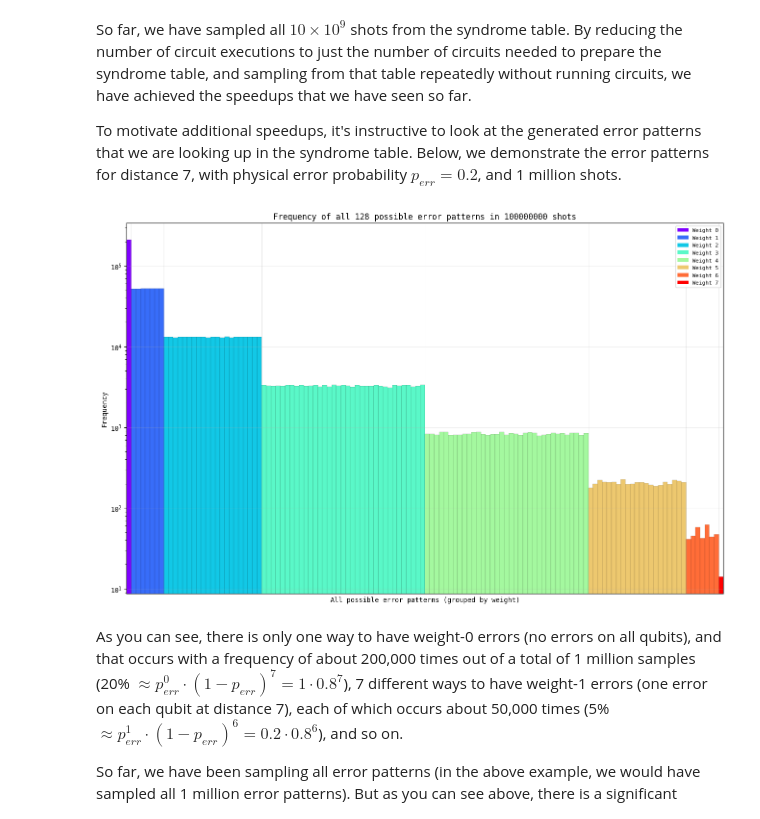
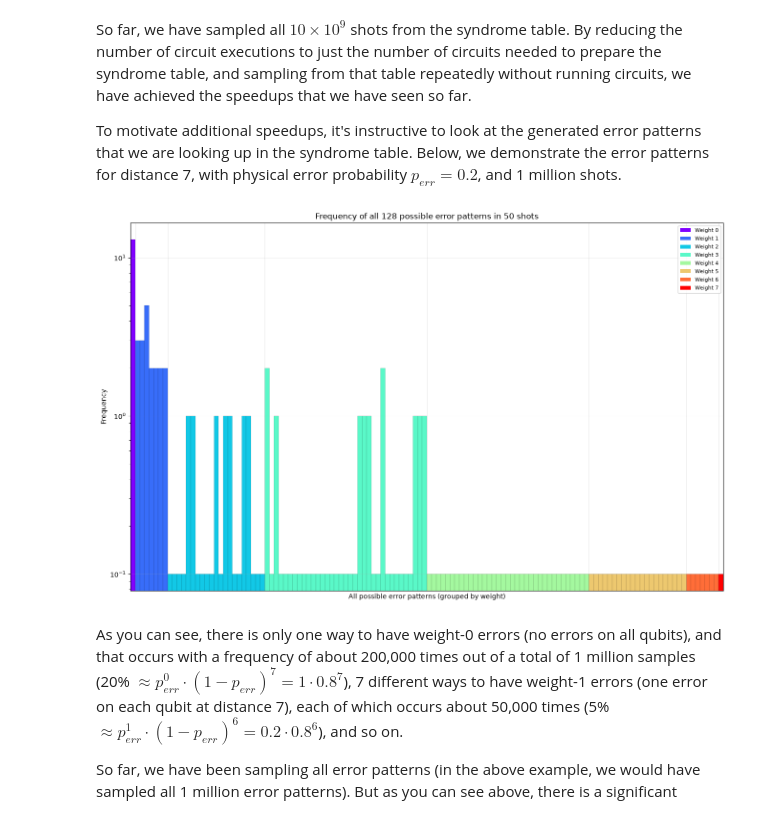
Before and after one commit to Abiyzelalem27/deltakit-textbook, a Jupyter notebook: docs/notebooks/ch2-classical-to-quantum-repcodes/running-faster-circuit-simulations.ipynb, the cells around one changed output. Saved outputs shown, nothing was run; the diff lists cells and outputs as text; code cells hidden in the pictures.

```diff
--- a/docs/notebooks/ch2-classical-to-quantum-repcodes/running-faster-circuit-simulations.ipynb
+++ b/docs/notebooks/ch2-classical-to-quantum-repcodes/running-faster-circuit-simulations.ipynb
@@ -563,7 +327,9 @@ def show_error_pattern_distribution(n_qubits, error_probability, n_shots=1_000_0
 # %%
-show_error_pattern_distribution(n_qubits = 7, error_probability = 0.2, n_shots = 1_000_000)
+ # n_shots = 10000000
+
+qec.visualization.show_error_pattern_distribution(7, 0.2, 50)
 # %% [output]
-[figure, old version]
+[figure, new version]
 # %% [markdown]
 As you can see, there is only one way to have weight-0 errors (no errors on all qubits), and that occurs with a frequency of about 200,000 times out of a total of 1 million samples (20% $ \approx p_{err}^0 \cdot (1 - p_{err})^7 = 1 \cdot 0.8^7$), 7 different ways to have weight-1 errors (one error on each qubit at distance 7), each of which occurs about 50,000 times (5% $ \approx p_{err}^1 \cdot (1 - p_{err})^6 = 0.2 \cdot 0.8^6$), and so on.
 
```
Also changed, not shown: parts of 28 cells of this notebook, 14 other files.
